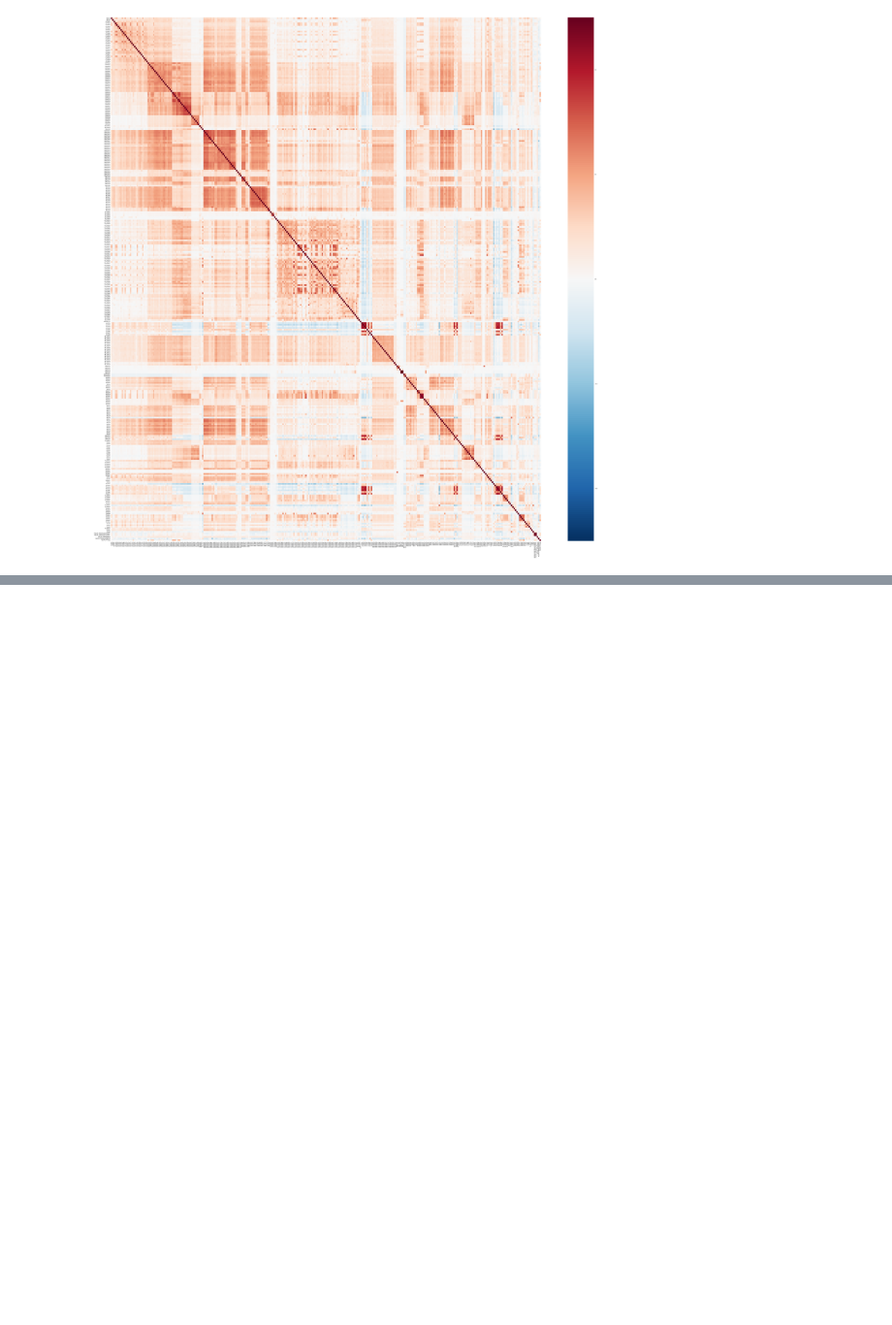
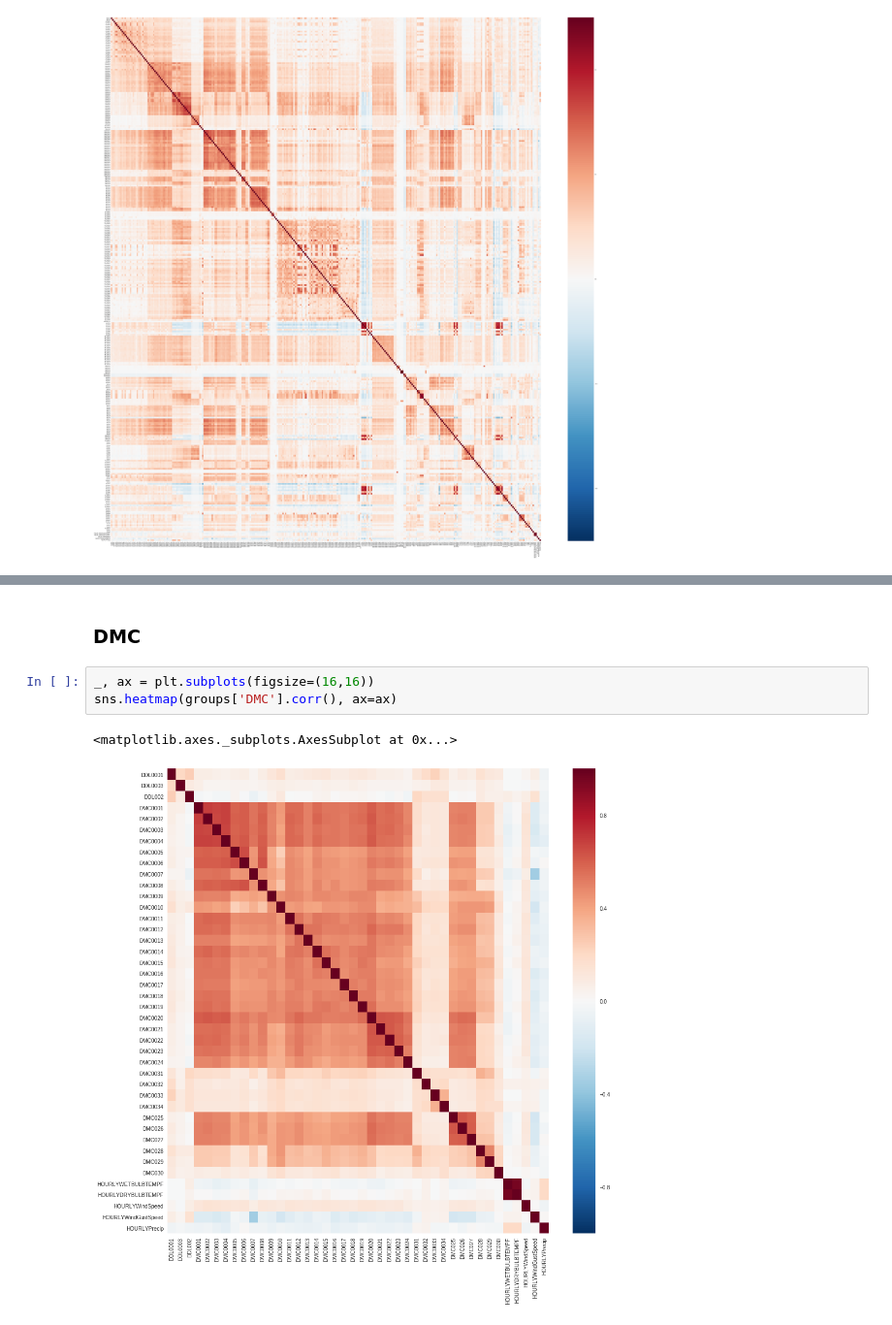
Before and after one commit to UNCG-CSE/Library-Computer-Usage-Analysis, a Jupyter notebook: src/UsageVsWeather.ipynb, the cells around one changed output, grey strips where cells are left out. Shown at 97% size. Cells and saved outputs as stored; diff of their text form; blank space fills up the shorter version.

```diff
--- a/src/UsageVsWeather.ipynb
+++ b/src/UsageVsWeather.ipynb
@@ -246,0 +291,8 @@ sns.heatmap(cc, ax=ax)
+# %% [markdown]
+### DMC
+# %%
+_, ax = plt.subplots(figsize=(16,16))
+sns.heatmap(groups['DMC'].corr(), ax=ax)
+# %% [output]
+<matplotlib.axes._subplots.AxesSubplot at 0x...>
+[figure, added]
```
Also changed, not shown: parts of 23 cells of this notebook, 1 other file.
